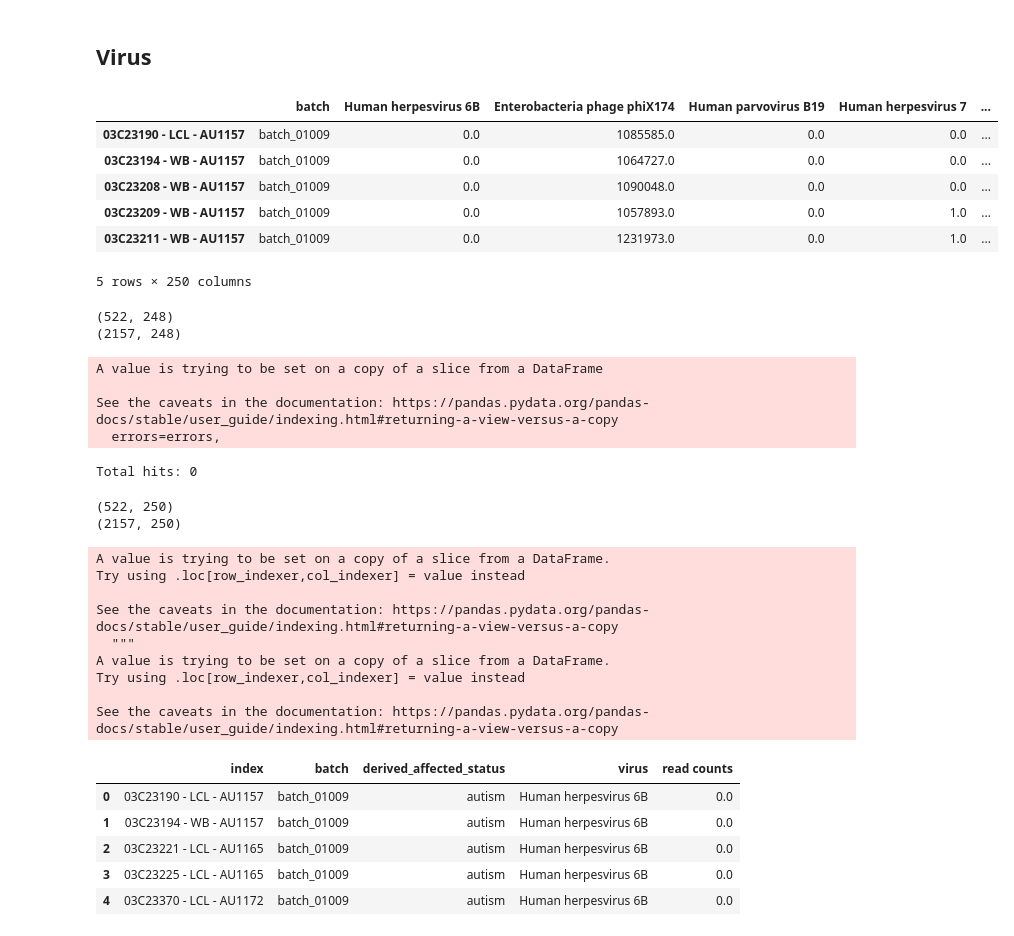
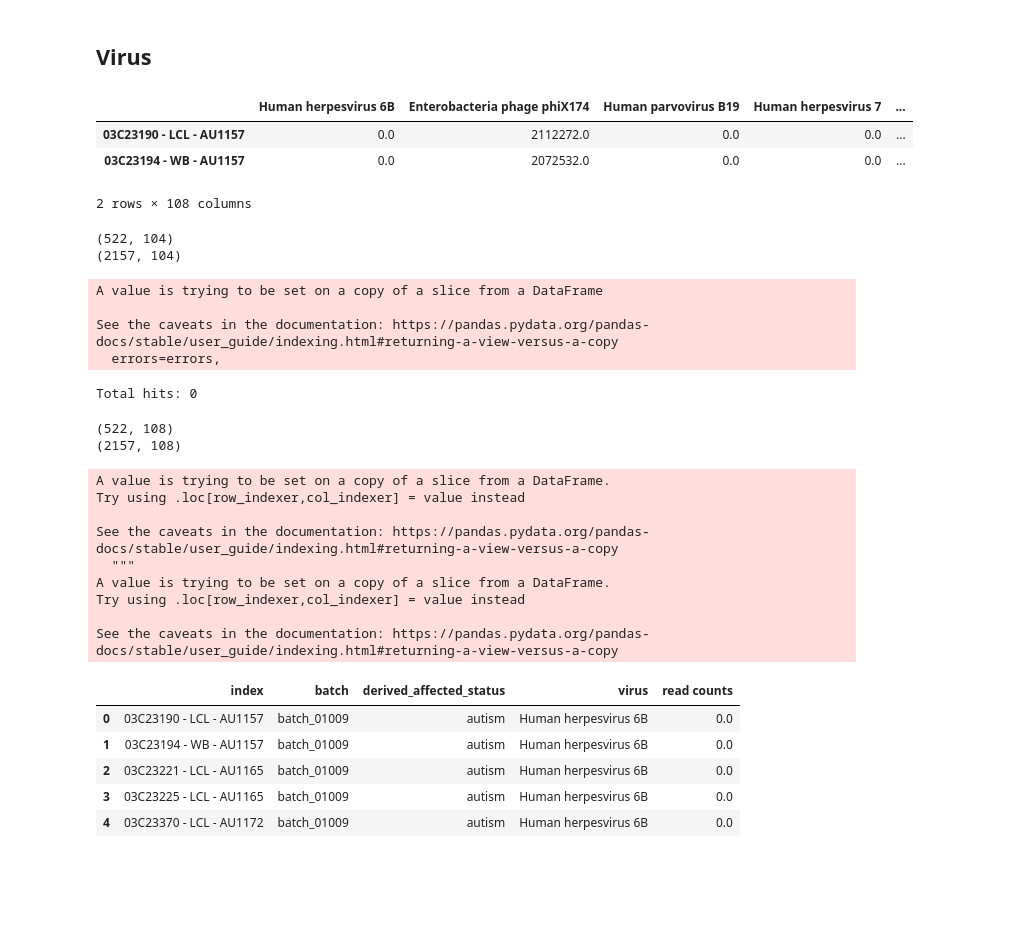
Before and after one commit to chloeh13q/unmapped_reads, a Jupyter notebook: results/paper/asd_association.ipynb, the cells around one changed output. Saved outputs shown, nothing was run; the diff lists cells and outputs as text; code cells hidden in the pictures; blank space fills up the shorter version.

```diff
--- a/results/paper/asd_association.ipynb
+++ b/results/paper/asd_association.ipynb
@@ -47,29 +54,26 @@ Autism: 2157
 # %% [markdown]
 ## Virus
 # %%
-df = pd.read_csv('virus_abundance_data.csv', index_col=0)
+df = pd.read_csv('/scratch/groups/dpwall/personal/briannac/unmapped_reads/microbes/results/df_virus_filtered.csv', index_col=0)
 df.fillna(0., inplace=True)
 id_col = [x.split(' - ')[0] for x in list(df.index)]
 df['sample_id'] = id_col
-df.head()
+df.head(2)
 # %% [output]
-|  | batch | Human herpesvirus 6B | Enterobacteria phage phiX174 | Human parvovirus B19 | Human herpesvirus 7 | ... |
-| 03C23190 - LCL - AU1157 | batch_01009 | 0.0 | 1085585.0 | 0.0 | 0.0 | ... |
-| 03C23194 - WB - AU1157 | batch_01009 | 0.0 | 1064727.0 | 0.0 | 0.0 | ... |
-| 03C23208 - WB - AU1157 | batch_01009 | 0.0 | 1090048.0 | 0.0 | 0.0 | ... |
-| 03C23209 - WB - AU1157 | batch_01009 | 0.0 | 1057893.0 | 0.0 | 1.0 | ... |
-| 03C23211 - WB - AU1157 | batch_01009 | 0.0 | 1231973.0 | 0.0 | 1.0 | ... |
+|  | Human herpesvirus 6B | Enterobacteria phage phiX174 | Human parvovirus B19 | Human herpesvirus 7 | ... |
+| 03C23190 - LCL - AU1157 | 0.0 | 2112272.0 | 0.0 | 0.0 | ... |
+| 03C23194 - WB - AU1157 | 0.0 | 2072532.0 | 0.0 | 0.0 | ... |
-5 rows × 250 columns
+2 rows × 108 columns
 # %%
 nt_df = df[df['sample_id'].isin(nt_id)]
 autism_df = df[df['sample_id'].isin(autism_id)]
-nt_df.drop(['batch', 'sample_id'], axis=1, inplace=True)
-autism_df.drop(['batch', 'sample_id'], axis=1, inplace=True)
+nt_df.drop(['batch', 'sample_id', 'type', 'family'], axis=1, inplace=True)
+autism_df.drop(['batch', 'sample_id', 'type', 'family'], axis=1, inplace=True)
 print(nt_df.shape)
 print(autism_df.shape)
 # %% [output]
-(522, 248)
-(2157, 248)
+(522, 104)
+(2157, 104)
 A value is trying to be set on a copy of a slice from a DataFrame
 
 See the caveats in the documentation: https://pandas.pydata.org/pandas-docs/stable/user_guide/indexing.html#returning-a-view-versus-a-copy
@@ -103,8 +100,8 @@ autism_df['derived_affected_status'] = 'autism'
 nt_df['derived_affected_status'] = 'neurotypical'
 combined_df = pd.concat([autism_df, nt_df], axis=0)
 # %% [output]
-(522, 250)
-(2157, 250)
+(522, 108)
+(2157, 108)
 A value is trying to be set on a copy of a slice from a DataFrame.
 Try using .loc[row_indexer,col_indexer] = value instead
 
```
Also changed, not shown: parts of 18 cells of this notebook.
